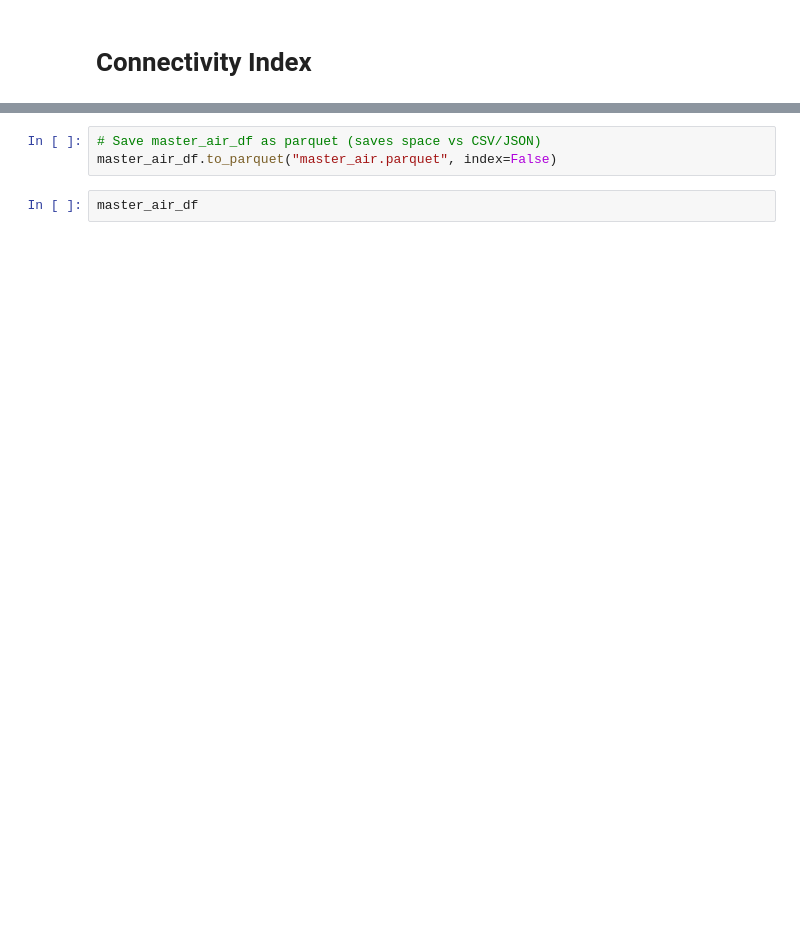
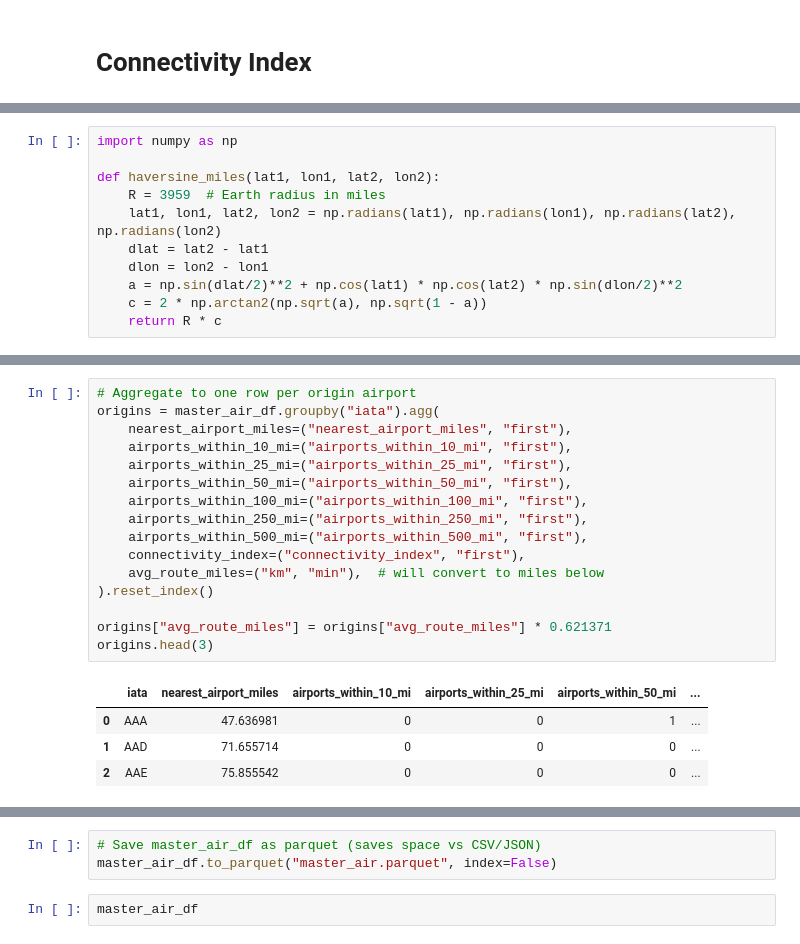
Before and after one commit to statzenthusiast921/Airport_Accessibility_Project, a Jupyter notebook: scripts/load_airports.ipynb, the cells around one changed output, grey strips where cells are left out. Cells and saved outputs as stored; diff of their text form; blank space fills up the shorter version.

```diff
--- a/scripts/load_airports.ipynb
+++ b/scripts/load_airports.ipynb
@@ -198,0 +234,11 @@ what_did_i_do[what_did_i_do['iata']=="CEC"]
+# %%
+import numpy as np
+
+def haversine_miles(lat1, lon1, lat2, lon2):
+    R = 3959  # Earth radius in miles
+    lat1, lon1, lat2, lon2 = np.radians(lat1), np.radians(lon1), np.radians(lat2), np.radians(lon2)
+    dlat = lat2 - lat1
+    dlon = lon2 - lon1
+    a = np.sin(dlat/2)**2 + np.cos(lat1) * np.cos(lat2) * np.sin(dlon/2)**2
+    c = 2 * np.arctan2(np.sqrt(a), np.sqrt(1 - a))
+    return R * c
@@ -198,0 +294,21 @@ what_did_i_do[what_did_i_do['iata']=="CEC"]
+# %%
+# Aggregate to one row per origin airport
+origins = master_air_df.groupby("iata").agg(
+    nearest_airport_miles=("nearest_airport_miles", "first"),
+    airports_within_10_mi=("airports_within_10_mi", "first"),
+    airports_within_25_mi=("airports_within_25_mi", "first"),
+    airports_within_50_mi=("airports_within_50_mi", "first"),
+    airports_within_100_mi=("airports_within_100_mi", "first"),
+    airports_within_250_mi=("airports_within_250_mi", "first"),
+    airports_within_500_mi=("airports_within_500_mi", "first"),
+    connectivity_index=("connectivity_index", "first"),
+    avg_route_miles=("km", "min"),  # will convert to miles below
+).reset_index()
+
+origins["avg_route_miles"] = origins["avg_route_miles"] * 0.621371
+origins.head(3)
+# %% [output]
+|  | iata | nearest_airport_miles | airports_within_10_mi | airports_within_25_mi | airports_within_50_mi | ... |
+| 0 | AAA | 47.636981 | 0 | 0 | 1 | ... |
+| 1 | AAD | 71.655714 | 0 | 0 | 0 | ... |
+| 2 | AAE | 75.855542 | 0 | 0 | 0 | ... |
```
Also changed, not shown: parts of 18 cells of this notebook.
